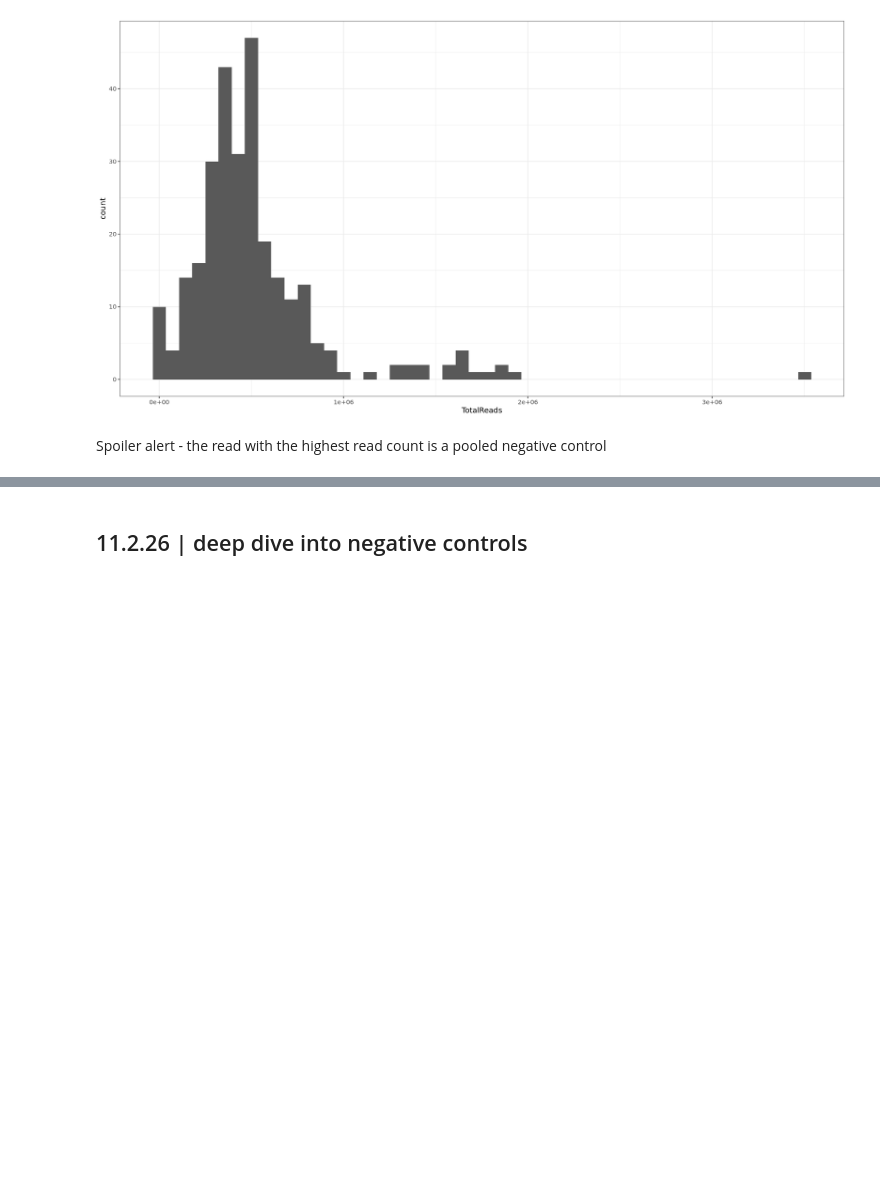
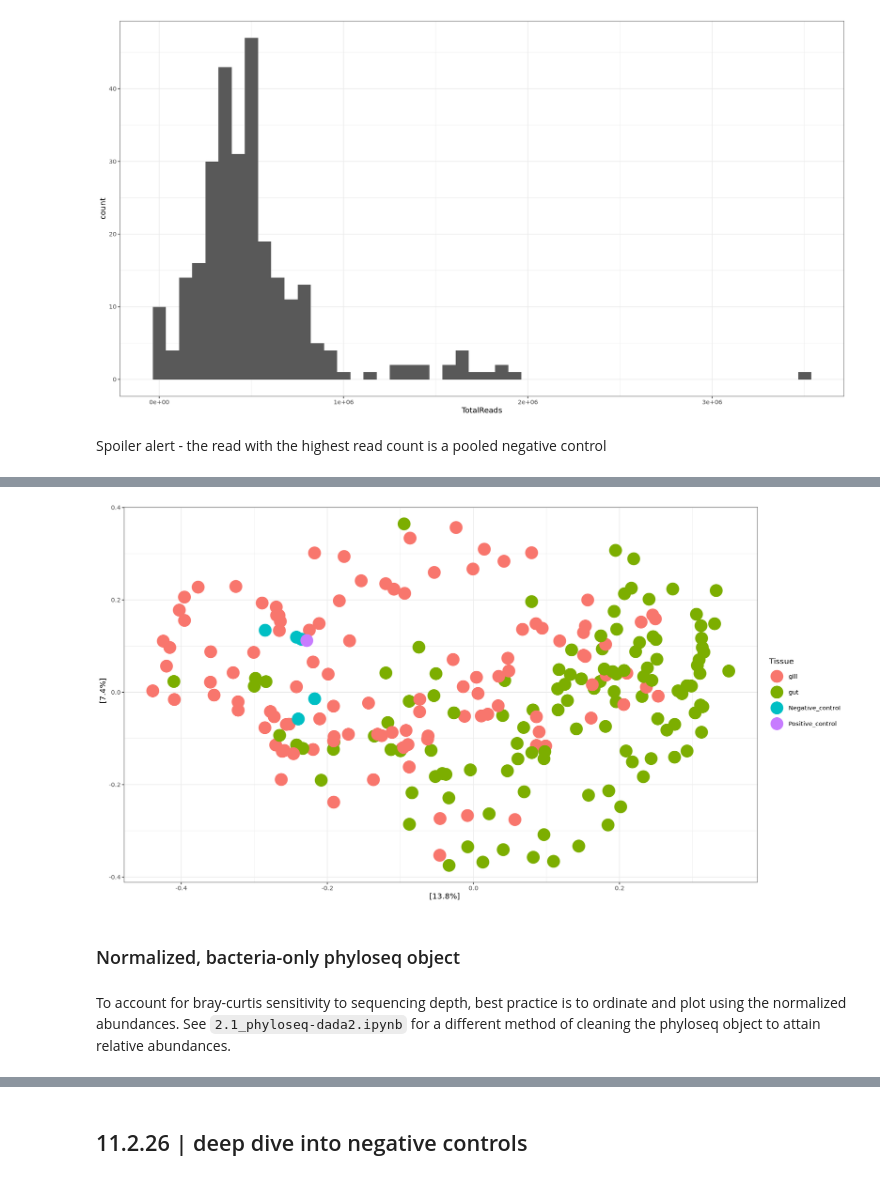
Before and after one commit to jfiorilla/ORCC_16S, a Jupyter notebook: 2_phyloseq-decipher.ipynb, the cells around one changed output, grey strips where cells are left out. Cells and saved outputs as stored; diff of their text form; code cells hidden in the pictures; blank space fills up the shorter version.

Commit message:
finish work with decipher taxa in 2_ipynb, make temp ipynb for misc code cells, start 2.1_ipynb for dada2 taxa

```diff
--- a/2_phyloseq-decipher.ipynb
+++ b/2_phyloseq-decipher.ipynb
@@ -439,0 +320,15 @@ plot_ordination(ps_july6, july6.ord, color = "Final_concentration", shape = "Tis
+# %%
+# Remove filter samples
+ps_bacteria_tissue <- subset_samples(ps_bacteria, is.na(Tissue) | Tissue != "filter")
+
+# Ordinate and plot PCoA
+bacteria_tissue.ord <- ordinate(ps_bacteria_tissue, "PCoA", "bray")
+plot_ordination(ps_bacteria_tissue, bacteria_tissue.ord, color = "Tissue") +
+    geom_point(size=8) +
+    theme_bw()
+# %% [output]
+[figure, added]
+# %% [markdown]
+### Normalized, bacteria-only phyloseq object
+# %% [markdown]
+To account for bray-curtis sensitivity to sequencing depth, best practice is to ordinate and plot using the normalized abundances. See `2.1_phyloseq-dada2.ipynb` for a different method of cleaning the phyloseq object to attain relative abundances.
```
Also changed, not shown: parts of 78 cells of this notebook, 2 other files.
